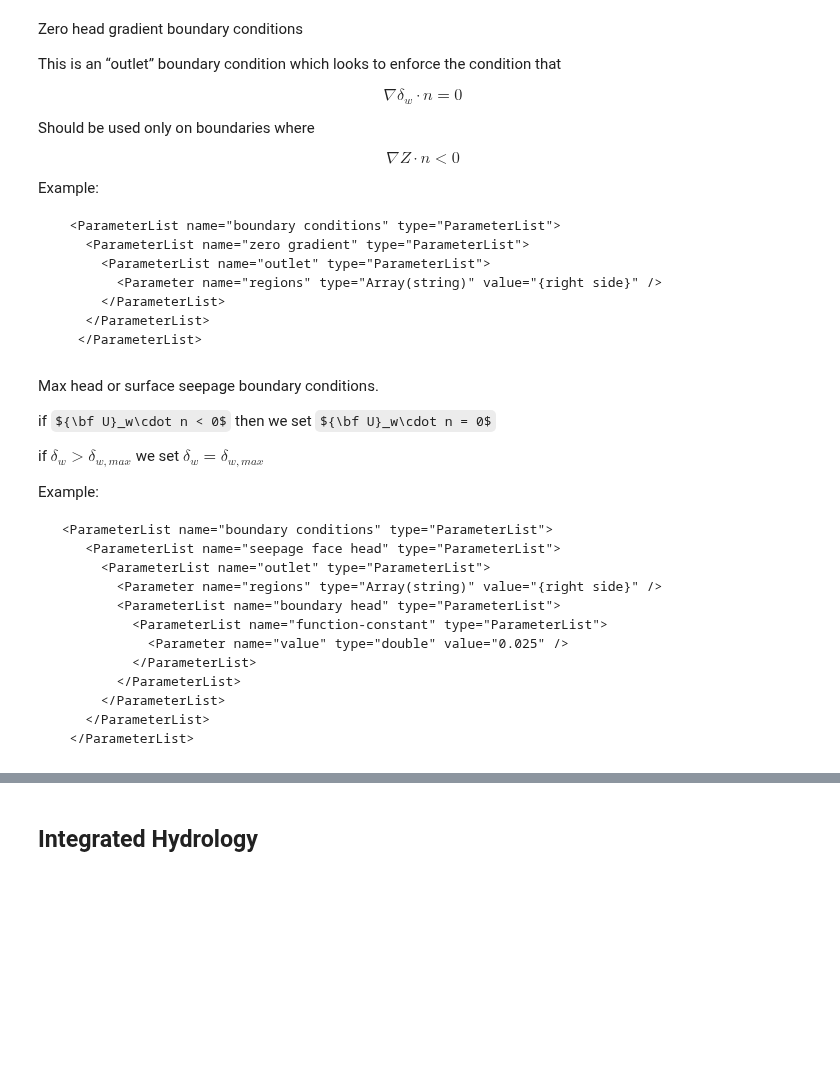
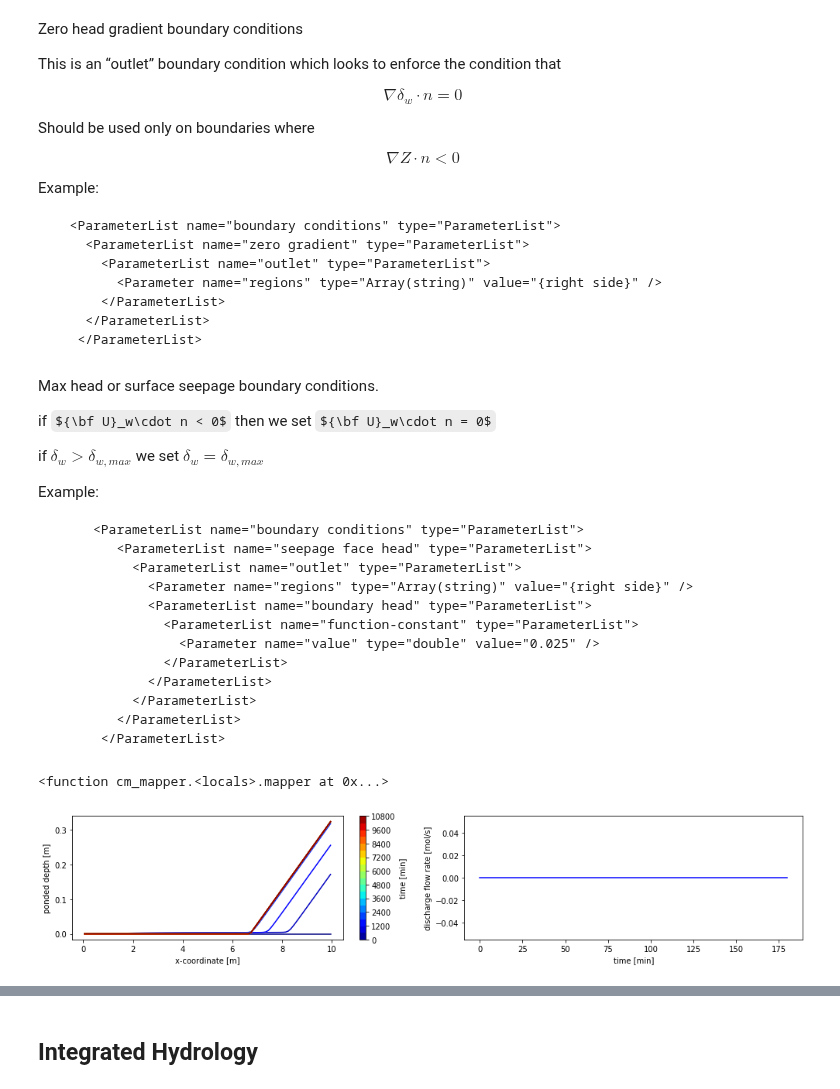
Before and after one commit to amanzi/ats-short-course, a Jupyter notebook: 01_flow/flow.ipynb, the cells around one changed output, grey strips where cells are left out. Saved outputs shown, nothing was run; the diff lists cells and outputs as text; code cells hidden in the pictures; some formulas as TeX source; blank space fills up the shorter version.

Commit message:
updated overland flow test

````diff
--- a/01_flow/flow.ipynb
+++ b/01_flow/flow.ipynb
@@ -157,7 +157,7 @@ if $\delta_w > \delta_{w,max}$ we set $\delta_w = \delta_{w,max}$
 
 
 Example:
-
+```xml
      <ParameterList name="boundary conditions" type="ParameterList">
         <ParameterList name="seepage face head" type="ParameterList">
           <ParameterList name="outlet" type="ParameterList">
@@ -170,3 +170,4 @@ Example:
           </ParameterList>
         </ParameterList>
       </ParameterList>
+```
@@ -172,0 +183,45 @@ Example:
+# %%
+def plot_surface(directory):
+    """A generic plotting script plotting ponded depth and discharge/runoff"""
+    vis = ats_xdmf.VisFile(directory, domain='surface', time_unit='s')
+    vis.loadMesh(order=['x','y'])
+
+    cm = colors.cm_mapper(vis.times[0], vis.times[-1], cmap='jet')
+    x = vis.centroids[:,0]
+
+    fig, ax = plt.subplots(1,2, figsize=(14,3))
+
+    # This simply gets a colorbar axis
+    C = [[0,0],[0,0]]
+    C3 = ax[0].contourf(C, vis.times, cmap='jet')
+    ax[0].cla()
+
+    pd = vis.getArray('surface-ponded_depth')
+    print(cm)
+    elev = vis.get('surface-elevation', '0')
+
+    #ax[0].plot(x, elev, 'k')
+    for i,time in enumerate(vis.times):
+        #ax[0].plot(x, elev + pd[i,:], color=cm(i))
+        #print(cm(i))
+        ax[0].plot(x, pd[i,:], color=cm(time))
+
+    ax[0].set_xlabel('x-coordinate [m]')
+    ax[0].set_ylabel('ponded depth [m]')
+
+    hydro = np.loadtxt(os.path.join(directory, 'surface_outlet_flux.dat'), skiprows=11)
+    hydro = np.transpose(hydro)
+    ax[1].plot(hydro[0][:]/60.0, hydro[1][:], 'b')
+    ax[1].set_xlabel('time [min]')
+    ax[1].set_ylabel('discharge flow rate [mol/s]')
+
+    cbar = plt.colorbar(C3, ax=ax[0])
+    cbar.ax.set_ylabel("time [min]")
+
+    plt.tight_layout()
+    plt.show()
+# %%
+plot_surface("overland_flow/run_no_flow")
+# %% [output]
+<function cm_mapper.<locals>.mapper at 0x...>
+[figure, added]
````
Also changed, not shown: parts of 4 cells of this notebook, 5 other files.
